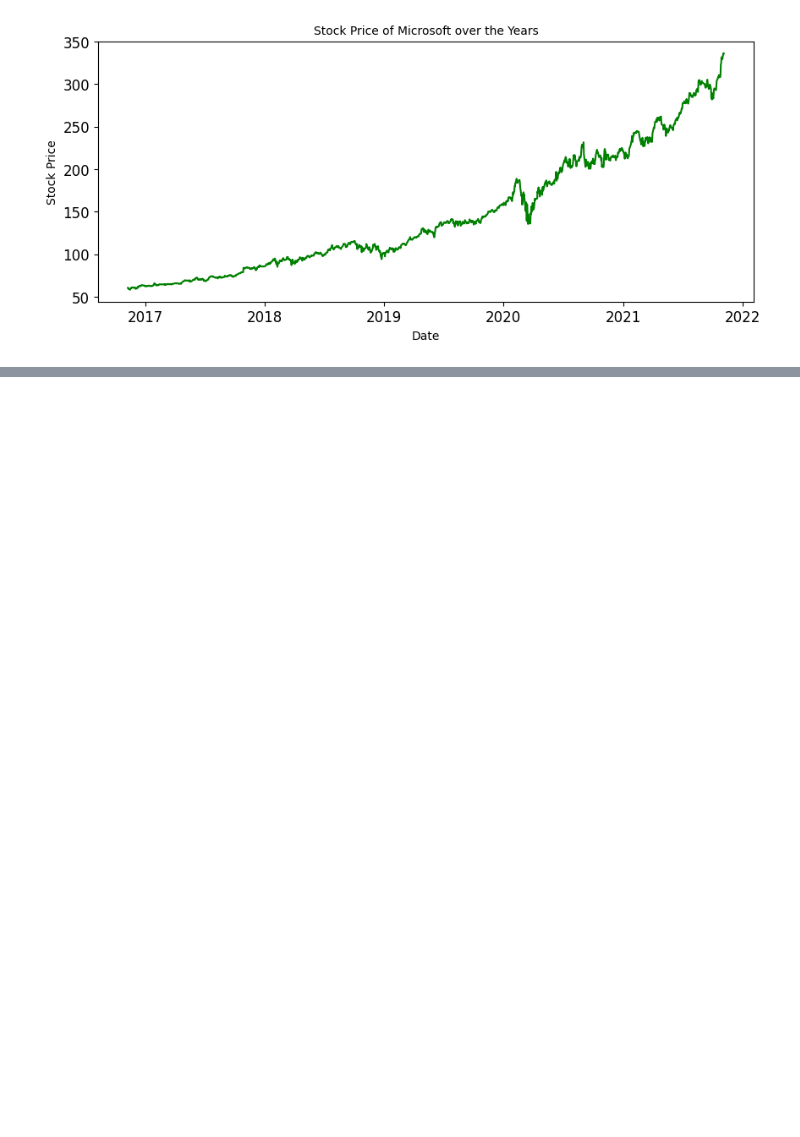
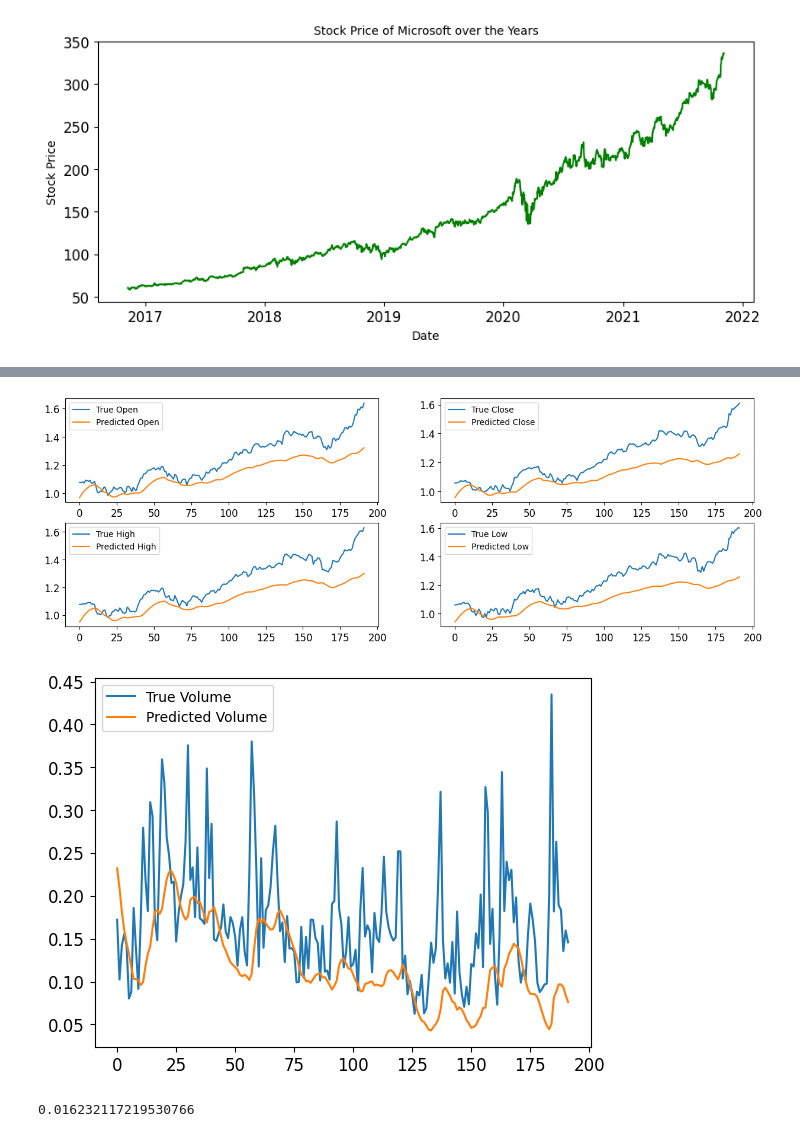
Before and after one commit to SiddhantSoam/Stock_Price_prediction, a Jupyter notebook: stock-price-prediction.ipynb, the cells around one changed output, grey strips where cells are left out. Cells and saved outputs as stored; diff of their text form; code cells hidden in the pictures; blank space fills up the shorter version.

```diff
--- a/stock-price-prediction.ipynb
+++ b/stock-price-prediction.ipynb
@@ -211,0 +199,3 @@ y_pred_close = prediction(model, scaler, x_pred)
+# %%
+x_train,y_train = create_sequences(train_df,timestep)
+x_test,y_test = create_sequences(test_df,timestep)
@@ -211,0 +215,16 @@ y_pred_close = prediction(model, scaler, x_pred)
+# %%
+from keras.models import Sequential
+from keras.layers import Dense, Dropout, LSTM
+
+keras.backend.clear_session()
+np.random.seed(42)
+tf.random.set_seed(42)
+
+model1 = Sequential()
+model1.add(LSTM(units=50, return_sequences=True, input_shape=(timestep,features)))
+model1.add(LSTM(units=50))
+model1.add(Dense(features))
+
+model1.compile(loss='mean_squared_error', optimizer='adam')
+# %%
+history1 = model1.fit(x_train,y_train,epochs=20,batch_size=32,validation_data=(x_test,y_test))
@@ -211,0 +249,2 @@ y_pred_close = prediction(model, scaler, x_pred)
+# %%
+y_pred = model1.predict(x_test)
@@ -211,0 +253,33 @@ y_pred_close = prediction(model, scaler, x_pred)
+# %%
+plt.figure(figsize=(15,5))
+plt.subplot(2,2,1)
+plt.plot(y_test[:,0], label='True Open')
+plt.plot(y_pred[:,0], label='Predicted Open')
+plt.legend()
+plt.subplot(2,2,2)
+plt.plot(y_test[:,1], label='True Close')
+plt.plot(y_pred[:,1], label='Predicted Close')
+plt.legend()
+plt.subplot(2,2,3)
+plt.plot(y_test[:,2], label='True High')
+plt.plot(y_pred[:,2], label='Predicted High')
+plt.legend()
+plt.subplot(2,2,4)
+plt.plot(y_test[:,3], label='True Low')
+plt.plot(y_pred[:,3], label='Predicted Low')
+plt.legend()
+plt.show()
+plt.figure()
+plt.plot(y_test[:,4], label='True Volume')
+plt.plot(y_pred[:,4], label='Predicted Volume')
+plt.legend()
+plt.show()
+# %% [output]
+[figure, added]
+[figure, added]
+# %%
+from sklearn.metrics import mean_squared_error
+model1_mse = mean_squared_error(y_test,y_pred)
+print(model1_mse)
+# %% [output]
+0.016232117219530766
```
Also changed, not shown: parts of 45 cells of this notebook.
